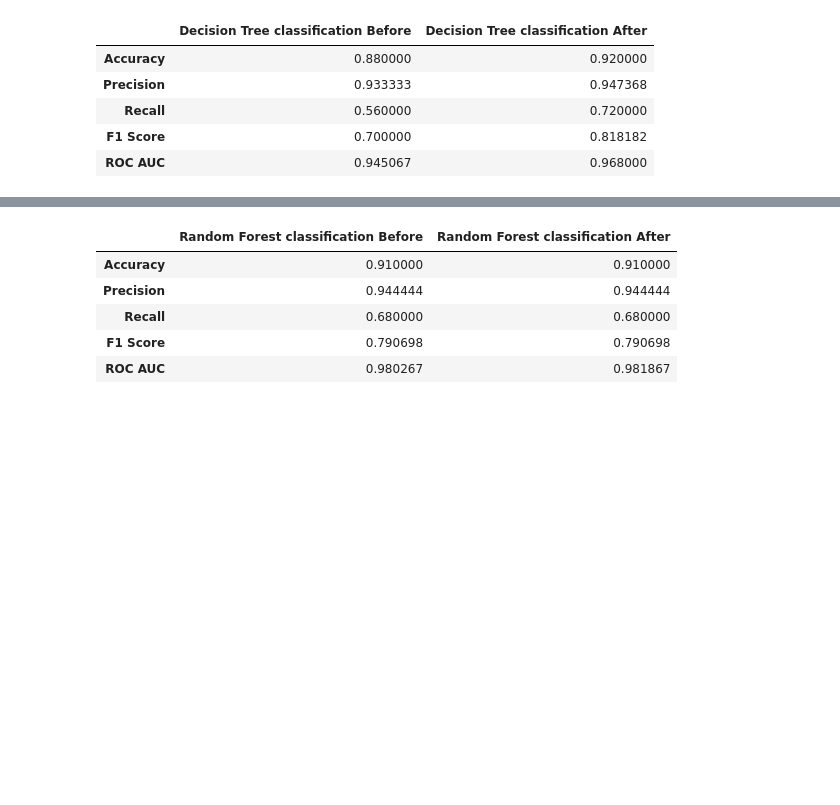
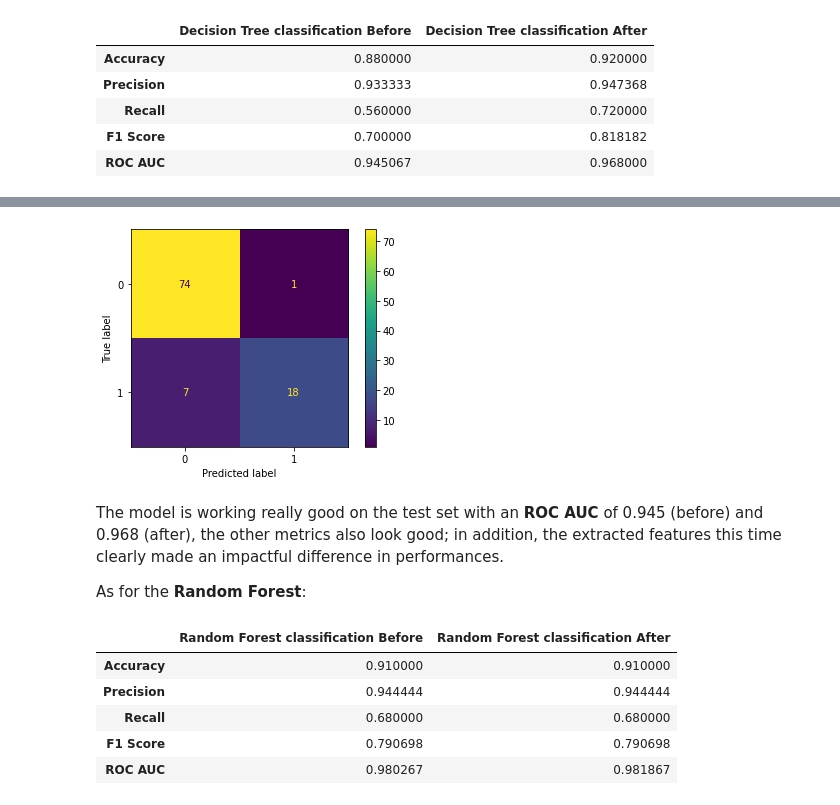
Before and after one commit to Megalodonte/BGHWSW, a Jupyter notebook: Aircraft-pred-main/predictive-maintenance-master/adesso.ipynb, the cells around one changed output, grey strips where cells are left out. Saved outputs shown, nothing was run; the diff lists cells and outputs as text; code cells hidden in the pictures; blank space fills up the shorter version.

```diff
--- a/Aircraft-pred-main/predictive-maintenance-master/adesso.ipynb
+++ b/Aircraft-pred-main/predictive-maintenance-master/adesso.ipynb
@@ -928,3 +938,12 @@ final_dtrg
+# %%
+# confusion matrix after
+plot_confusion_matrix(y_test, y_test_predict_extr)
+# %% [output]
+[figure, added]
+# %% [markdown]
+The model is working really good on the test set with an **ROC AUC** of 0.945 (before) and 0.968 (after), the other metrics also look good; in addition, the extracted features this time clearly made an impactful difference in performances.
+
+As for the **Random Forest**:
 # %%
 rfcls_orig = RandomForestClassifier(criterion='entropy', max_depth=8, n_estimators = 50, random_state=42)
 rfcls_extr = RandomForestClassifier(criterion='entropy', max_depth=8, n_estimators = 50, random_state=42)
```
Also changed, not shown: parts of 36 cells of this notebook.
